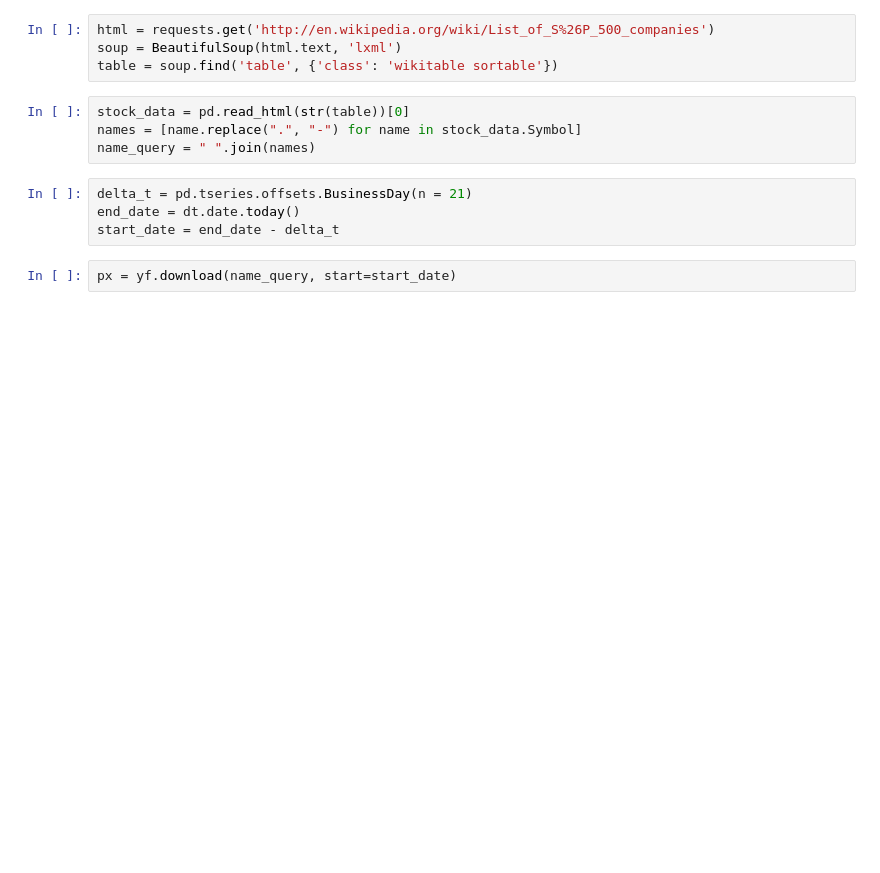
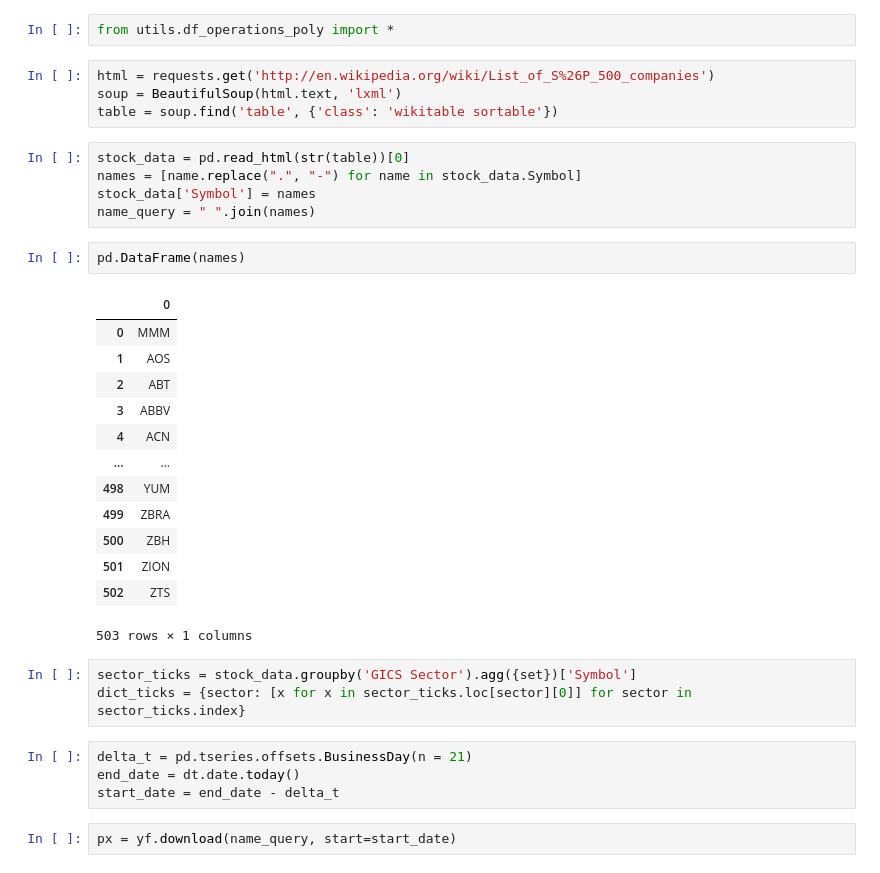
Before and after one commit to BenBowring/OptionSite, a Jupyter notebook: polygon_create.ipynb, the cells around one changed output. Cells and saved outputs as stored; diff of their text form; blank space fills up the shorter version.

```diff
--- a/polygon_create.ipynb
+++ b/polygon_create.ipynb
@@ -8,3 +21,5 @@ from bs4 import BeautifulSoup
+# %%
+from utils.df_operations_poly import *
 # %%
 html = requests.get('http://en.wikipedia.org/wiki/List_of_S%26P_500_companies')
 soup = BeautifulSoup(html.text, 'lxml')
@@ -12,7 +27,27 @@ table = soup.find('table', {'class': 'wikitable sortable'})
 # %%
 stock_data = pd.read_html(str(table))[0]
 names = [name.replace(".", "-") for name in stock_data.Symbol]
+stock_data['Symbol'] = names
 name_query = " ".join(names)
+# %%
+pd.DataFrame(names)
+# %% [output]
+|  | 0 |
+| 0 | MMM |
+| 1 | AOS |
+| 2 | ABT |
+| 3 | ABBV |
+| 4 | ACN |
+| ... | ... |
+| 498 | YUM |
+| 499 | ZBRA |
+| 500 | ZBH |
+| 501 | ZION |
+| 502 | ZTS |
+503 rows × 1 columns
+# %%
+sector_ticks = stock_data.groupby('GICS Sector').agg({set})['Symbol']
+dict_ticks = {sector: [x for x in sector_ticks.loc[sector][0]] for sector in sector_ticks.index}
 # %%
 delta_t = pd.tseries.offsets.BusinessDay(n = 21)
 end_date = dt.date.today()
```
Also changed, not shown: parts of 19 cells of this notebook, 6 other files.
